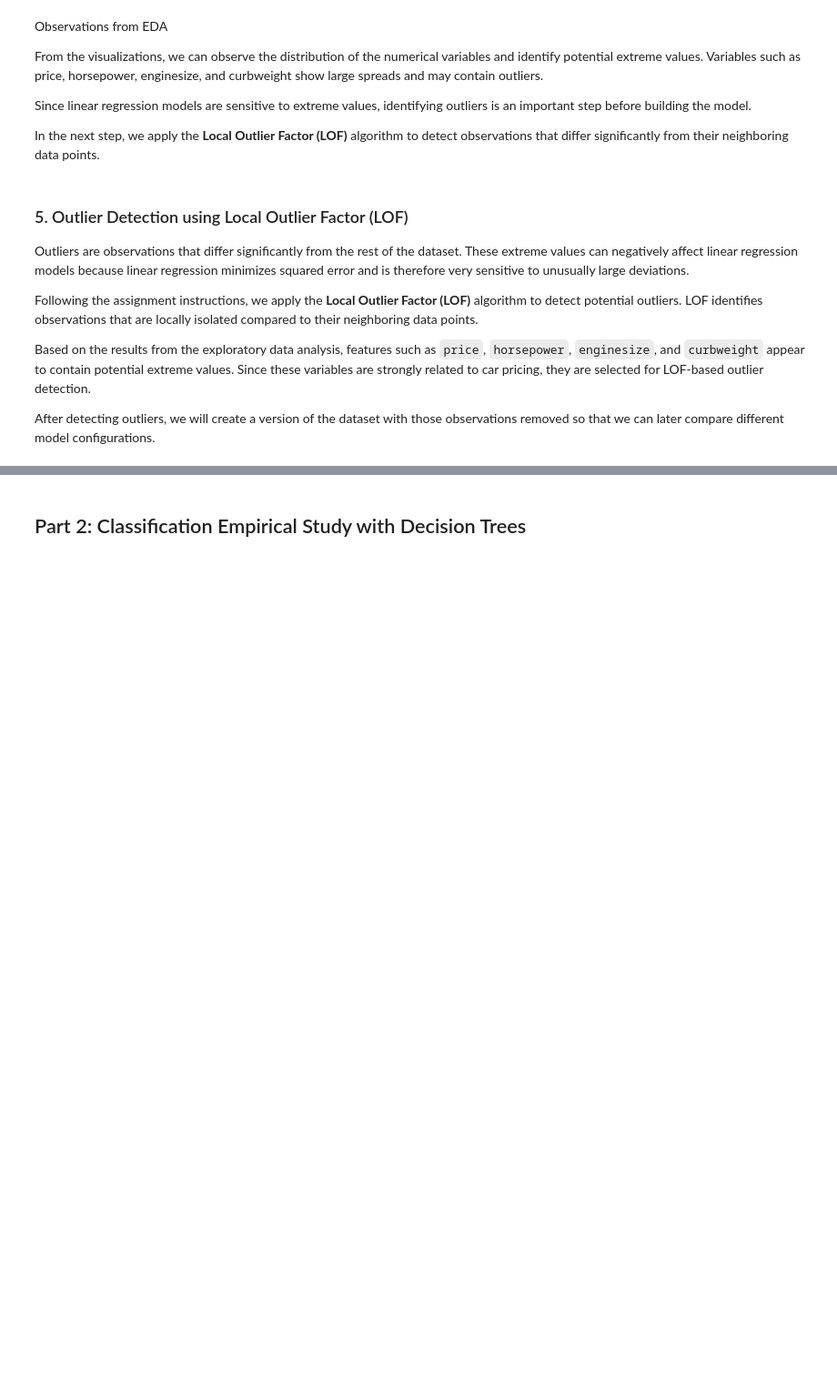
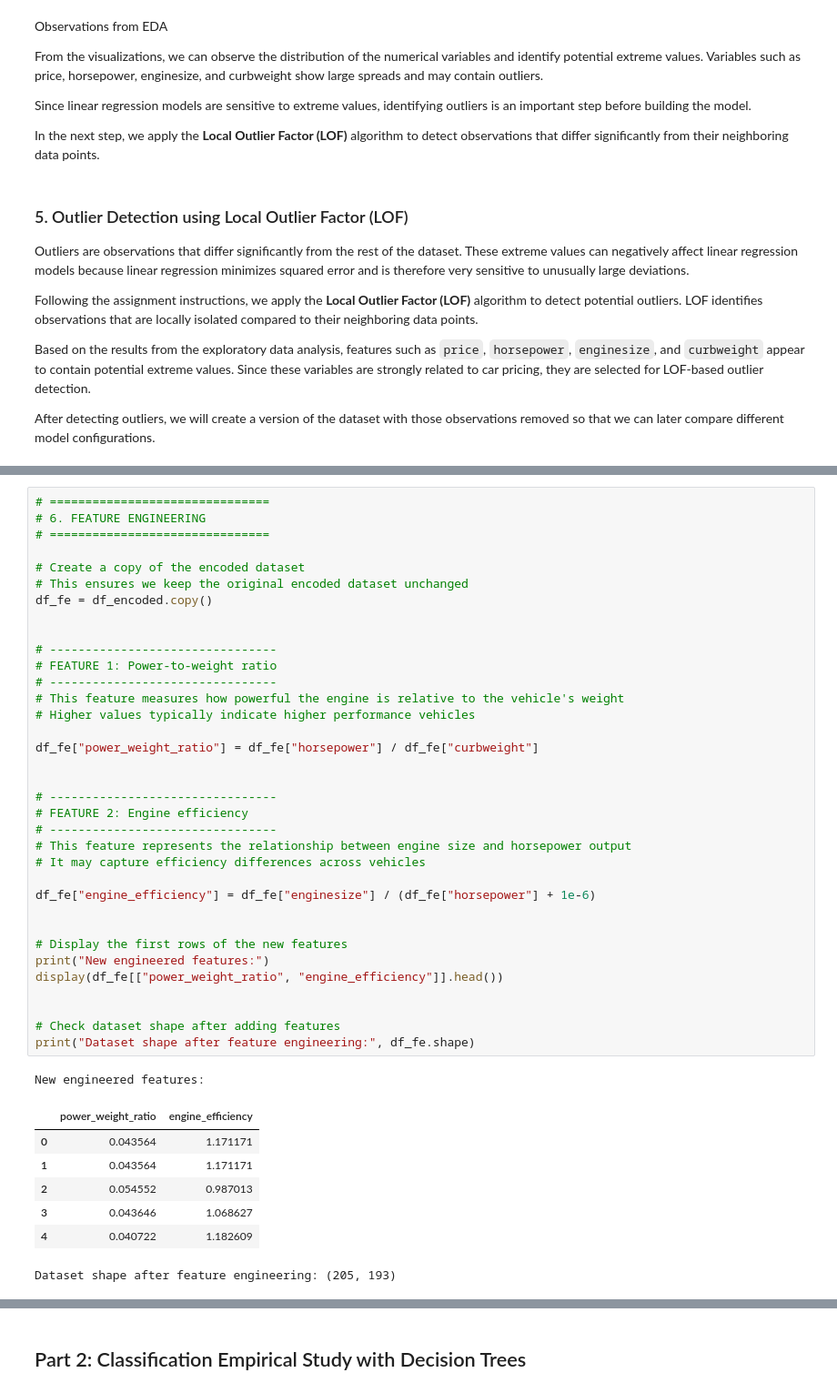
Before and after one commit to michaelmassaad02/CSI4142_Assignment3, a Jupyter notebook: CSI4142-Assignment3.ipynb, the cells around one changed output, grey strips where cells are left out. Shown at 91% size. Cells and saved outputs as stored; diff of their text form; blank space fills up the shorter version.

```diff
--- a/CSI4142-Assignment3.ipynb
+++ b/CSI4142-Assignment3.ipynb
@@ -340,0 +369,44 @@ This cleaned dataset will later be used in one of the empirical study configurat
+# %%
+# ===============================
+# 6. FEATURE ENGINEERING
+# ===============================
+
+# Create a copy of the encoded dataset
+# This ensures we keep the original encoded dataset unchanged
+df_fe = df_encoded.copy()
+
+
+# --------------------------------
+# FEATURE 1: Power-to-weight ratio
+# --------------------------------
+# This feature measures how powerful the engine is relative to the vehicle's weight
+# Higher values typically indicate higher performance vehicles
+
+df_fe["power_weight_ratio"] = df_fe["horsepower"] / df_fe["curbweight"]
+
+
+# --------------------------------
+# FEATURE 2: Engine efficiency
+# --------------------------------
+# This feature represents the relationship between engine size and horsepower output
+# It may capture efficiency differences across vehicles
+
+df_fe["engine_efficiency"] = df_fe["enginesize"] / (df_fe["horsepower"] + 1e-6)
+
+
+# Display the first rows of the new features
+print("New engineered features:")
+display(df_fe[["power_weight_ratio", "engine_efficiency"]].head())
+
+
+# Check dataset shape after adding features
+print("Dataset shape after feature engineering:", df_fe.shape)
+# %% [output]
+New engineered features:
+|  | power_weight_ratio | engine_efficiency |
+| 0 | 0.043564 | 1.171171 |
+| 1 | 0.043564 | 1.171171 |
+| 2 | 0.054552 | 0.987013 |
+| 3 | 0.043646 | 1.068627 |
+| 4 | 0.040722 | 1.182609 |
+Dataset shape after feature engineering: (205, 193)
```
Also changed, not shown: parts of 21 cells of this notebook.
